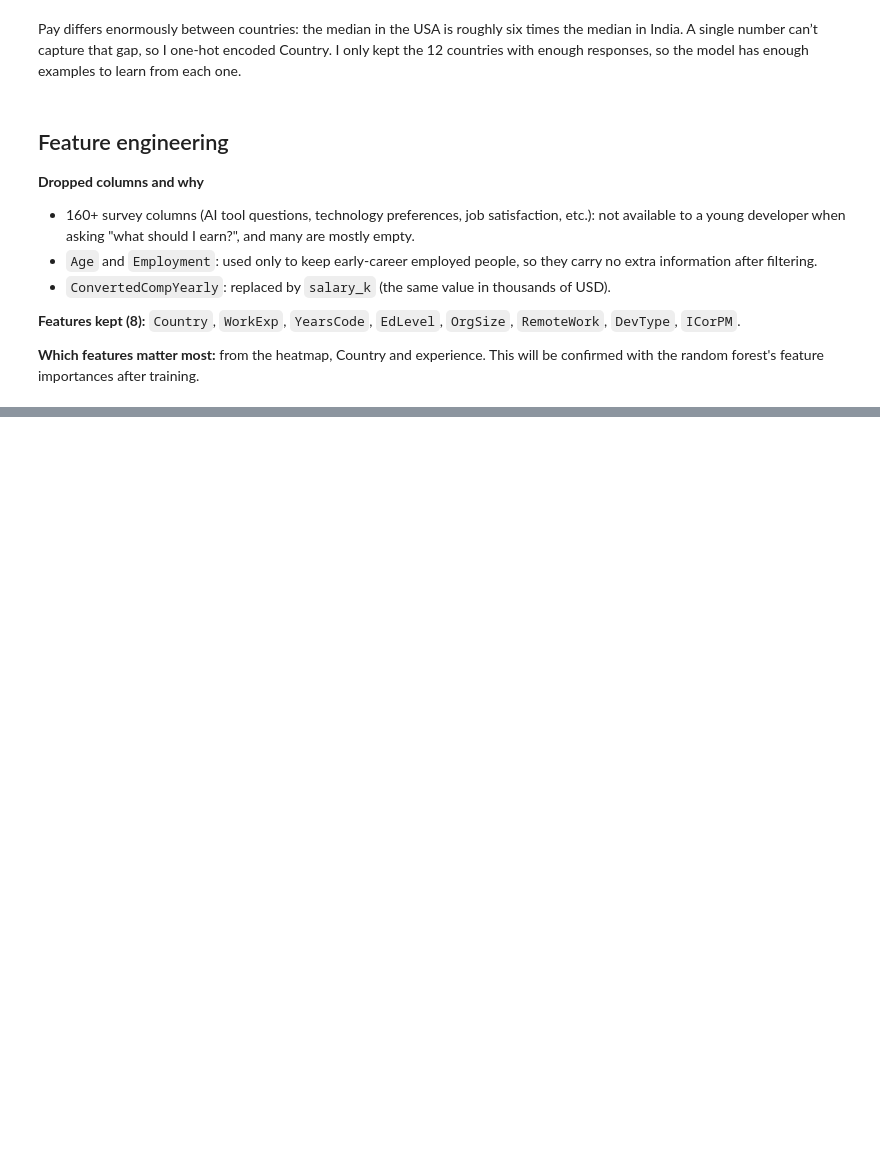
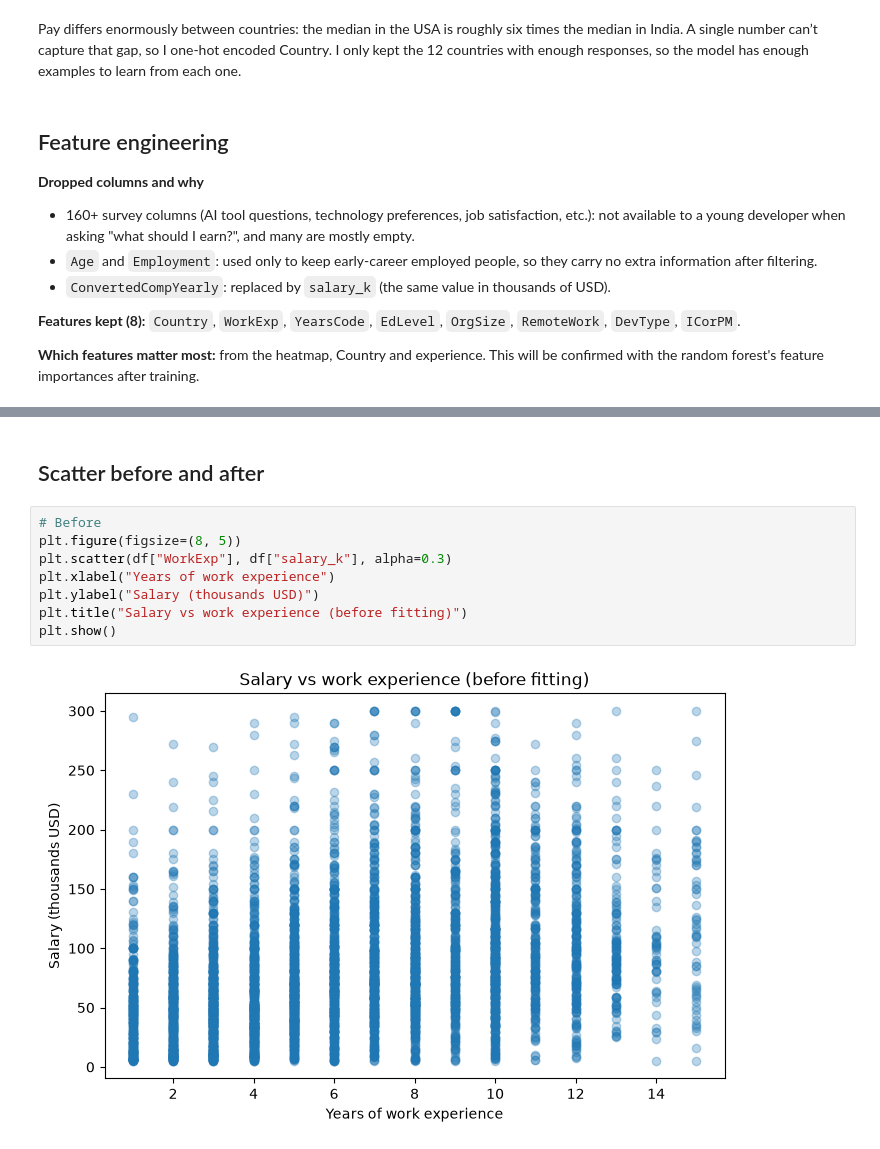
Before and after one commit to Ghislaine-i/linear_regression_model, a Jupyter notebook: summative/linear_regression/multivariate.ipynb, the cells around one changed output, grey strips where cells are left out. Drawn from its saved outputs; the diff is of its cells as text; blank space fills up the shorter version.

```diff
--- a/summative/linear_regression/multivariate.ipynb
+++ b/summative/linear_regression/multivariate.ipynb
@@ -134,0 +276,12 @@ Pay differs enormously between countries: the median in the USA is roughly six t
+# %% [markdown]
+## Scatter before and after
+# %%
+# Before
+plt.figure(figsize=(8, 5))
+plt.scatter(df["WorkExp"], df["salary_k"], alpha=0.3)
+plt.xlabel("Years of work experience")
+plt.ylabel("Salary (thousands USD)")
+plt.title("Salary vs work experience (before fitting)")
+plt.show()
+# %% [output]
+[figure, added]
```
Also changed, not shown: parts of 13 cells of this notebook.
